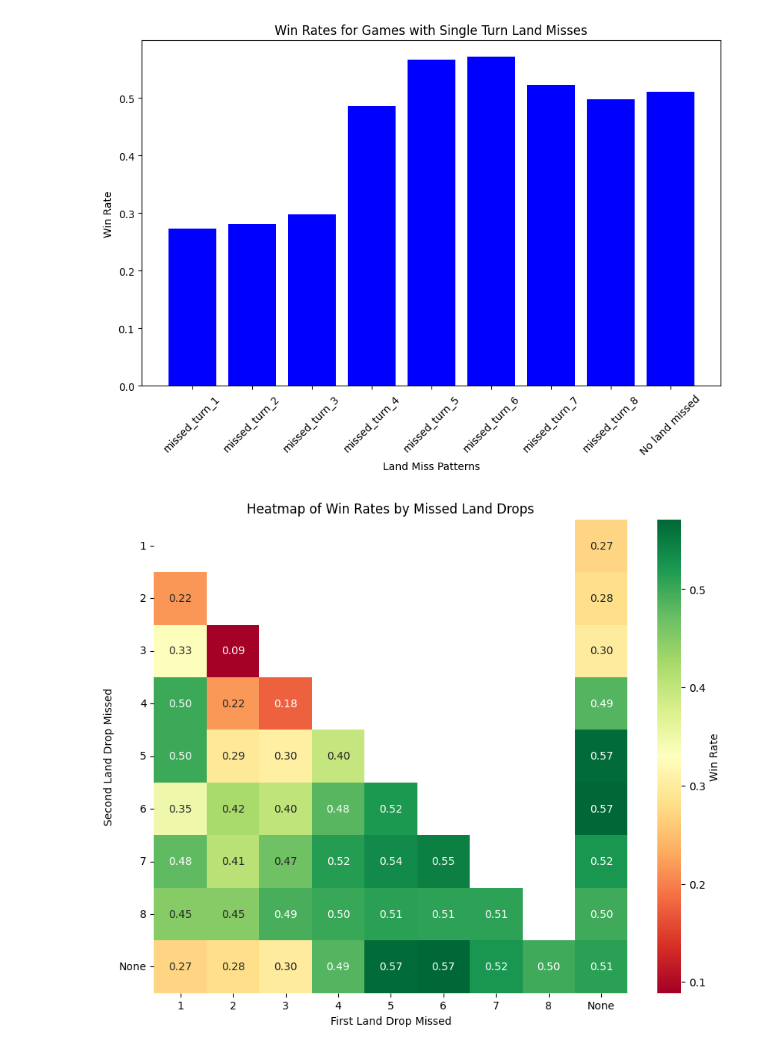
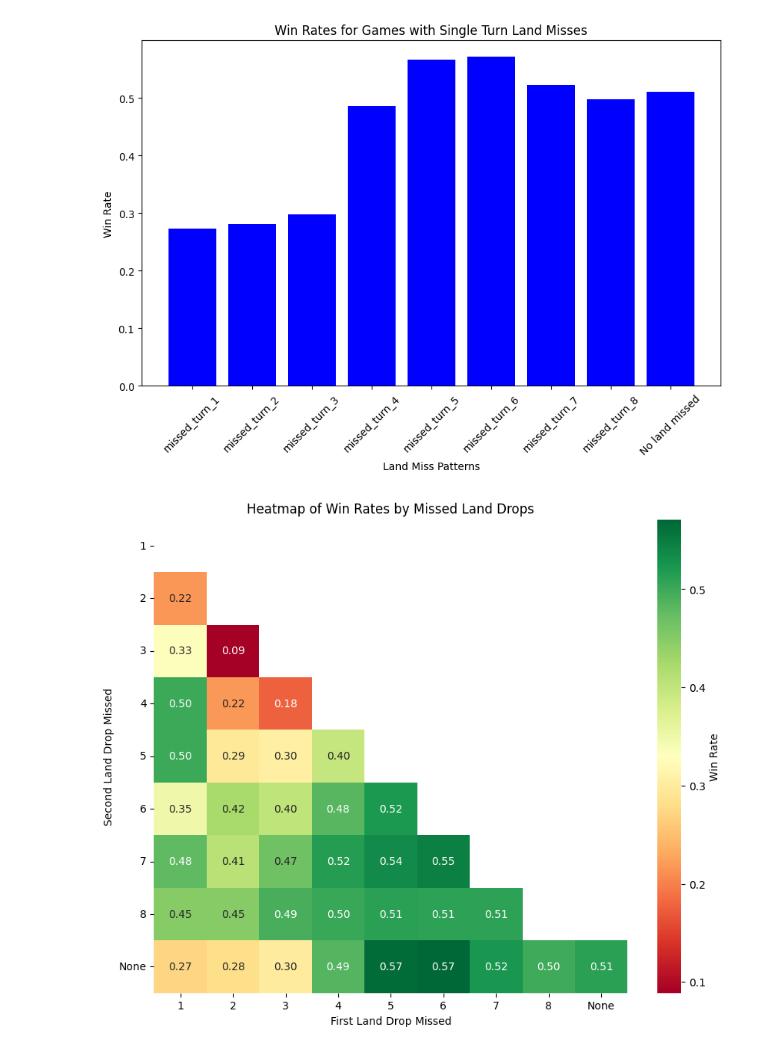
Before and after one commit to dclasky/GameTurnAnalysis, a Jupyter notebook: Part 2_Turn Specific Land Drops/Turn Specific Land Drops.ipynb, the cells around one changed output. Drawn from its saved outputs; the diff is of its cells as text; code cells hidden in the pictures.

```diff
--- a/Part 2_Turn Specific Land Drops/Turn Specific Land Drops.ipynb
+++ b/Part 2_Turn Specific Land Drops/Turn Specific Land Drops.ipynb
@@ -113,7 +93,6 @@ import numpy as np
 import seaborn as sns
 import matplotlib.pyplot as plt
 
-# Assuming results_df is your DataFrame with the win rates
 # Initialize a 9x9 grid with NaN values for the heatmap
 heatmap_data = np.full((9, 9), np.nan, dtype=float)
 
@@ -127,34 +106,32 @@ for pattern, row in results_df.iterrows():
         # Extract missed turns from the pattern
         missed_turns = [int(turn.split('_')[2]) if 'missed_turn_' in turn else 9 for turn in pattern.split(', ')]
         missed_turns.sort()
 
         # Assign win rate to the grid
         if len(missed_turns) == 1:  # Only one land drop missed
             heatmap_data[missed_turns[0]-1, 8] = row['win_rate']  # Populate the last column for this row
             heatmap_data[8, missed_turns[0]-1] = row['win_rate']  # Populate the last row for this column
         elif len(missed_turns) == 2:  # Two different land drops missed
             heatmap_data[missed_turns[1]-1, missed_turns[0]-1] = row['win_rate']
 
 
 
-# Mask to hide the upper triangle, but not the last row and column
+# Mask
 mask = np.triu(np.ones_like(heatmap_data, dtype=bool), k=1)
-mask[8, :] = False  # Unmask the last row
-mask[:, 8] = False  # Unmask the last column
 
 # Create the heatmap
 plt.figure(figsize=(10, 8))
 ax = sns.heatmap(
     heatmap_data, mask=mask, annot=True, cmap='RdYlGn', fmt=".2f",
     square=True, cbar_kws={'label': 'Win Rate'}
 )
 
 # Adjust the labels for the axis
 ax.set_xticklabels([str(i) for i in range(1, 9)] + ['None'])
 ax.set_yticklabels([str(i) for i in range(1, 9)] + ['None'], rotation=0)
 ax.set_xlabel('First Land Drop Missed')
 ax.set_ylabel('Second Land Drop Missed')
 plt.title('Heatmap of Win Rates by Missed Land Drops')
 plt.show()
 # %% [output]
-[figure, old version]
+[figure, new version]
```
Also changed, not shown: parts of 2 cells of this notebook.
